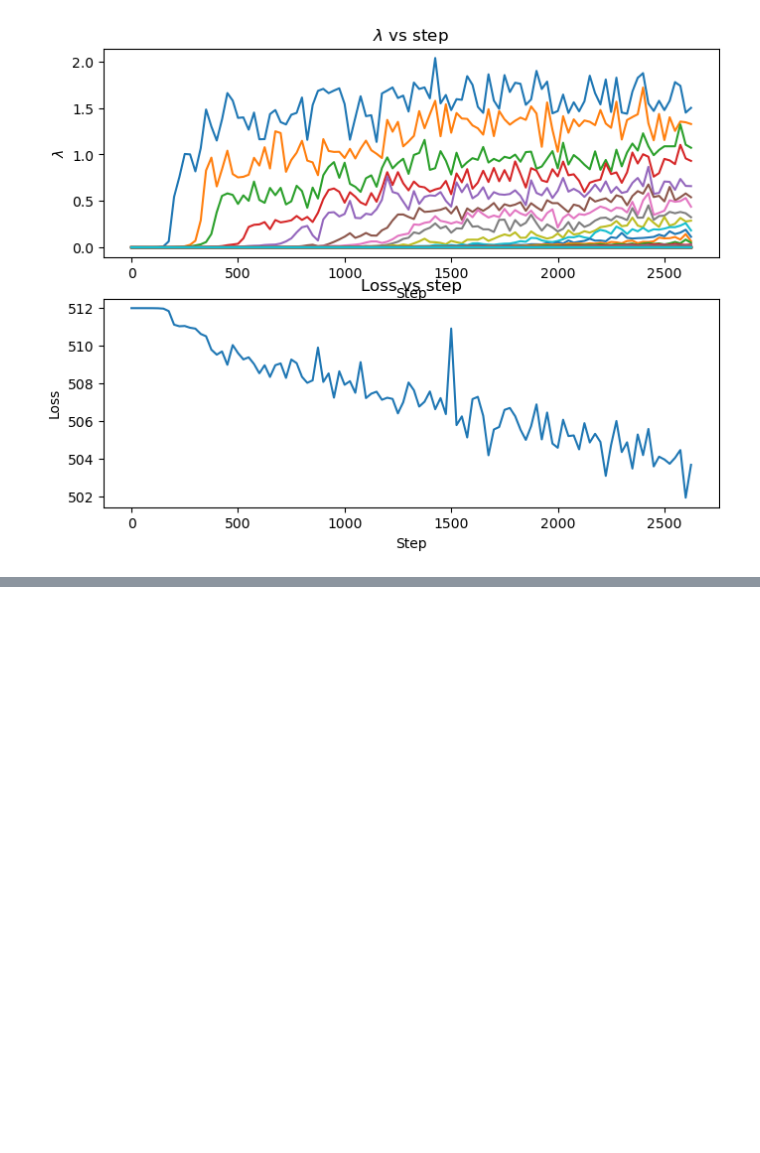
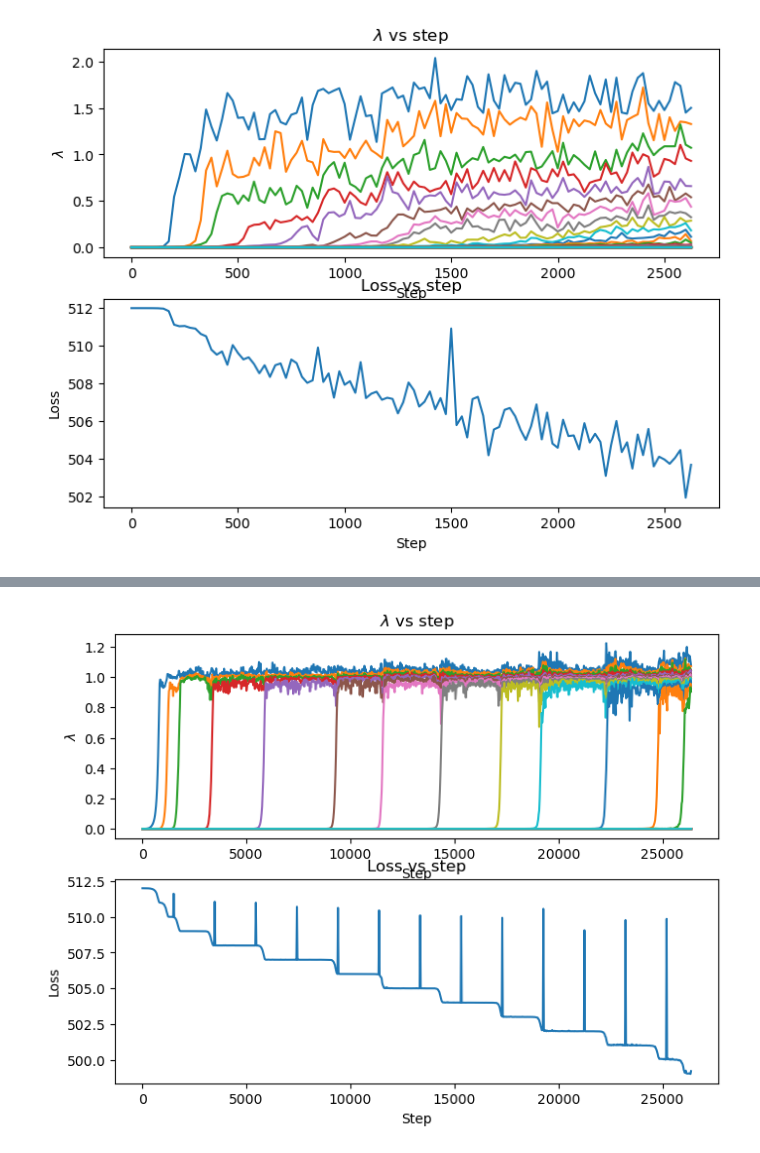
Before and after one commit to DGeisz/CodeX, a Jupyter notebook: Contrastive Learning/plotzzzz.ipynb, the cells around one changed output, grey strips where cells are left out. Saved outputs shown, nothing was run; the diff lists cells and outputs as text; code cells hidden in the pictures; blank space fills up the shorter version.

```diff
--- a/Contrastive Learning/plotzzzz.ipynb
+++ b/Contrastive Learning/plotzzzz.ipynb
@@ -239,0 +239,4 @@ plot_eigen_loss("lam1", last=)
+# %%
+plot_eigen_loss("no_sqrt_no_norm")
+# %% [output]
+[figure, added]
```
Also changed, not shown: parts of 13 cells of this notebook, 7 other files.
